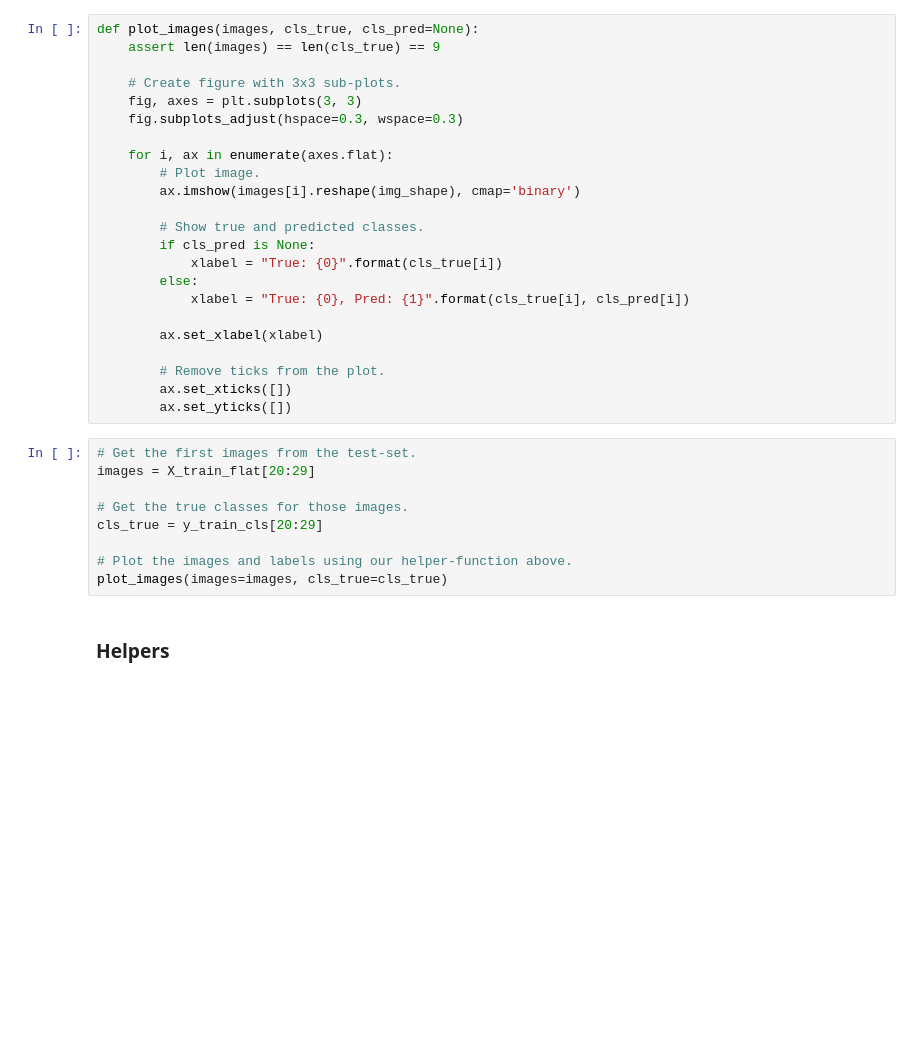
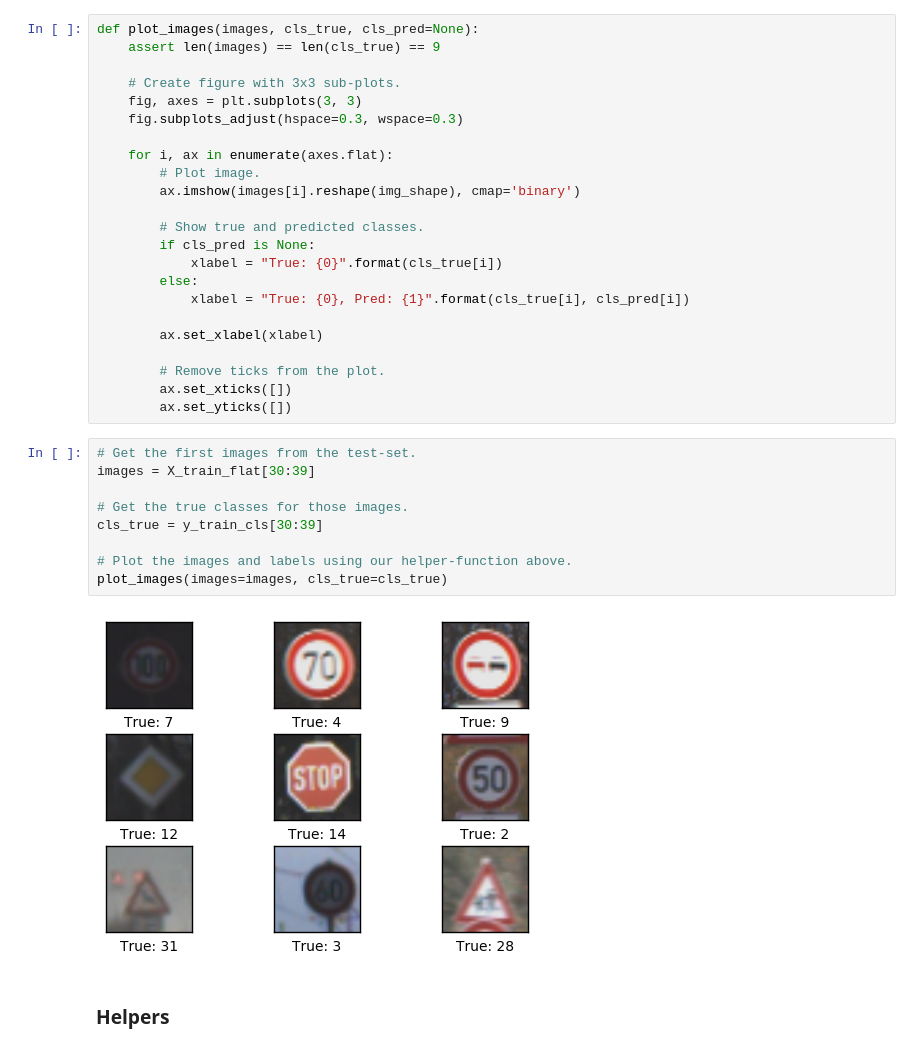
Before and after one commit to sirpsycho85/traffic-signs, a Jupyter notebook: Scratch.ipynb, the cells around one changed output. Cells and saved outputs as stored; diff of their text form; blank space fills up the shorter version.

Commit message:
added my images

```diff
--- a/Scratch.ipynb
+++ b/Scratch.ipynb
@@ -133,13 +136,15 @@ def plot_images(images, cls_true, cls_pred=None):
         ax.set_yticks([])
 # %%
 # Get the first images from the test-set.
-images = X_train_flat[20:29]
+images = X_train_flat[30:39]
 
 # Get the true classes for those images.
-cls_true = y_train_cls[20:29]
+cls_true = y_train_cls[30:39]
 
 # Plot the images and labels using our helper-function above.
 plot_images(images=images, cls_true=cls_true)
+# %% [output]
+[figure, added]
 # %% [markdown]
 ### Helpers
 # %%
```
Also changed, not shown: parts of 8 cells of this notebook, 6 other files.
